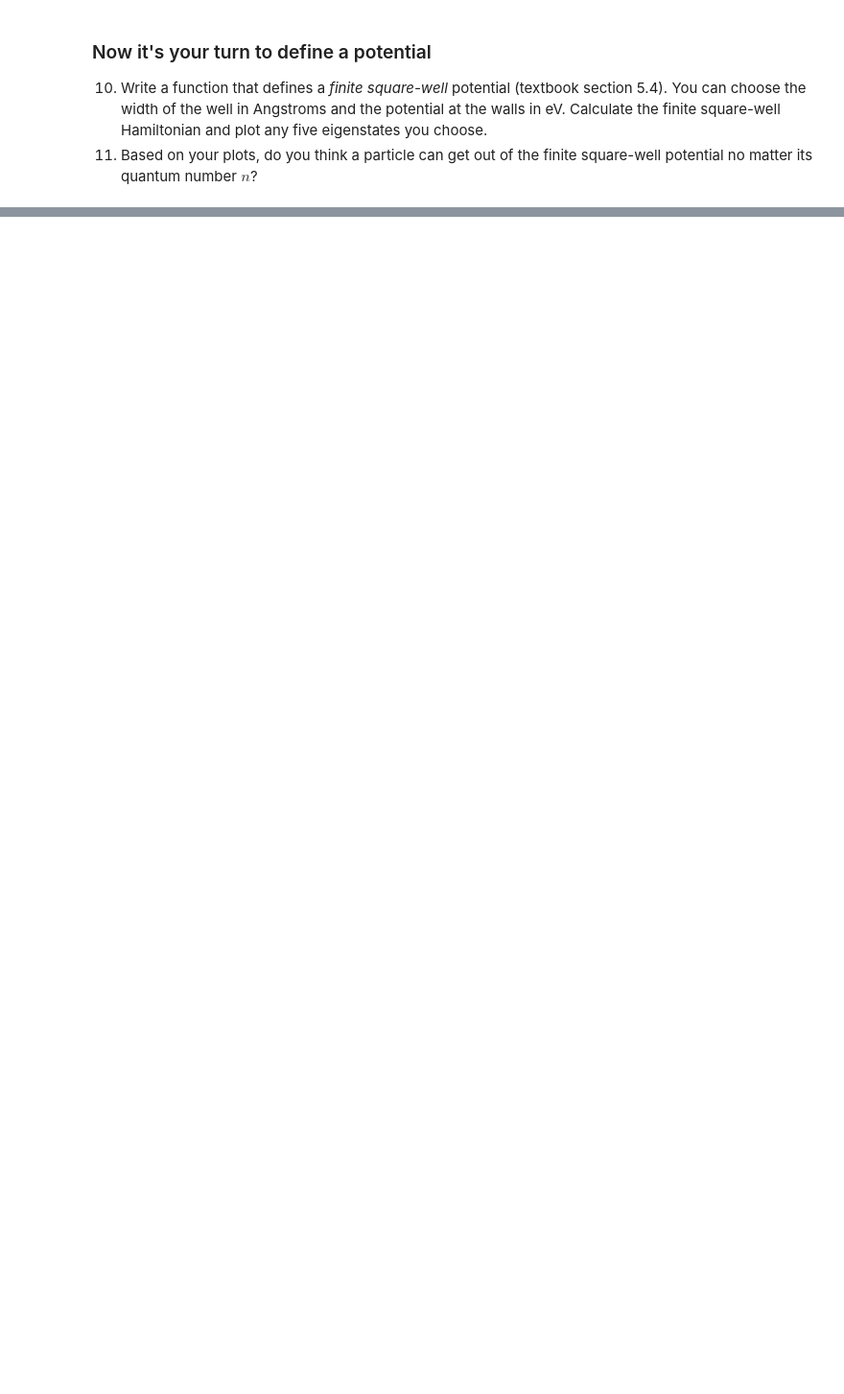
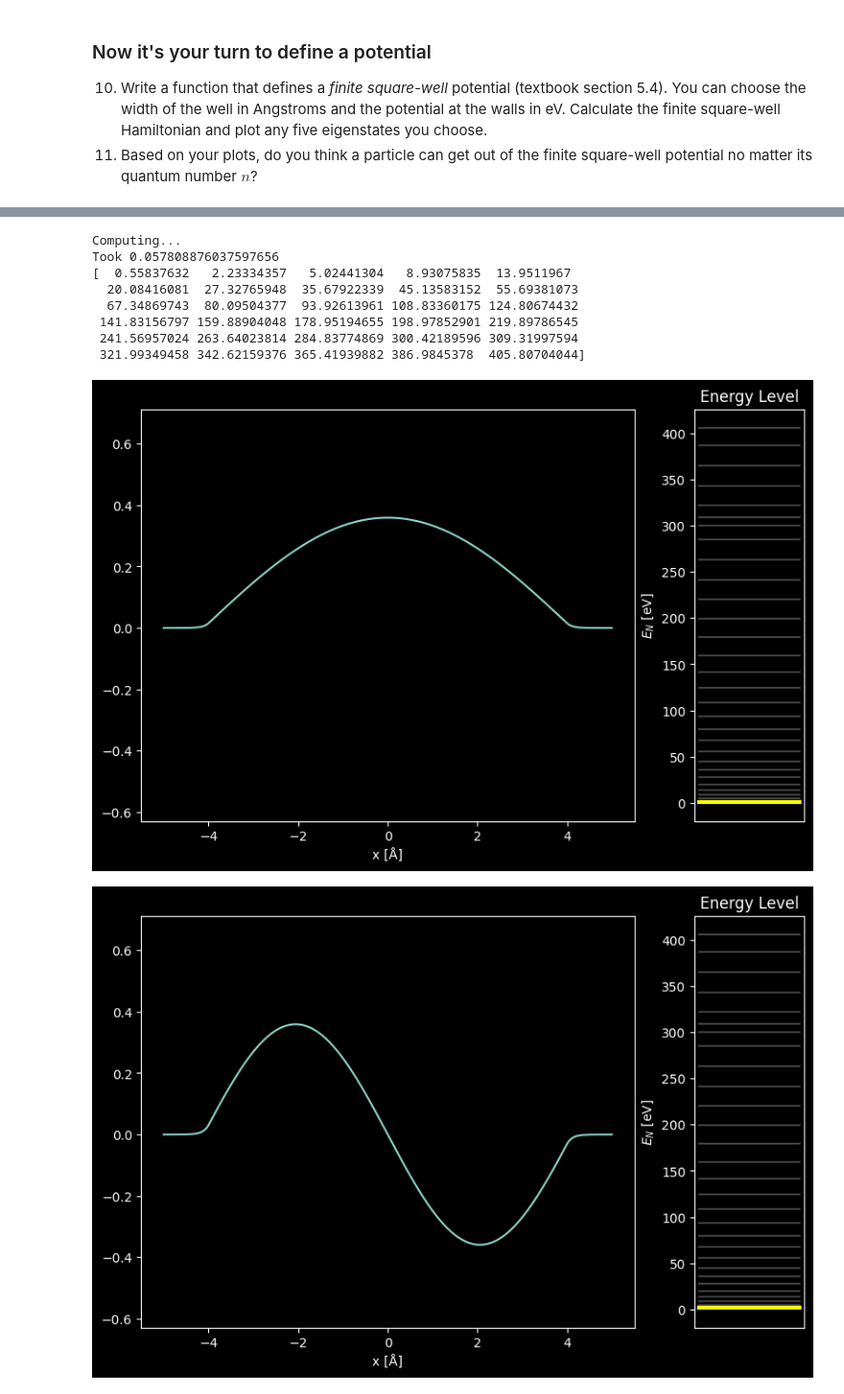
Before and after one commit to OwenBlume/PHYS309, a Jupyter notebook: PHYS309Assignment5.ipynb, the cells around one changed output, grey strips where cells are left out. Shown at 96% size. Saved outputs shown, nothing was run; the diff lists cells and outputs as text; code cells hidden in the pictures; blank space fills up the shorter version.

```diff
--- a/PHYS309Assignment5.ipynb
+++ b/PHYS309Assignment5.ipynb
@@ -140,0 +143,35 @@ visualization_sw.plot_eigenstate(5)
+# %%
+
+def finite_square_well(particle):
+    potential = np.zeros_like(particle.x)
+    out_of_bounds = np.abs(particle.x) > 4*Å
+    potential[out_of_bounds] = 10
+    return potential
+
+
+H_fsw = Hamiltonian(particles = SingleParticle(), potential = finite_square_well,
+                   spatial_ndim = 1, N = 512, extent = 10*Å)
+
+
+eigenstates_fsw = H_fsw.solve(max_states = 30)
+
+print(eigenstates_fsw.energies)
+
+visualization_fsw = init_visualization(eigenstates_fsw)
+visualization_fsw.plot_eigenstate(0)
+visualization_fsw.plot_eigenstate(1)
+visualization_fsw.plot_eigenstate(2)
+visualization_fsw.plot_eigenstate(3)
+visualization_fsw.plot_eigenstate(4)
+visualization_fsw.plot_eigenstate(5)
+# %% [output]
+Computing...
+Took 0.057808876037597656
+[  0.55837632   2.23334357   5.02441304   8.93075835  13.9511967
+  20.08416081  27.32765948  35.67922339  45.13583152  55.69381073
+  67.34869743  80.09504377  93.92613961 108.83360175 124.80674432
+ 141.83156797 159.88904048 178.95194655 198.97852901 219.89786545
+ 241.56957024 263.64023814 284.83774869 300.42189596 309.31997594
+ 321.99349458 342.62159376 365.41939882 386.9845378  405.80704044]
+[figure, added]
+[figure, added]
```
Also changed, not shown: parts of 5 cells of this notebook.
